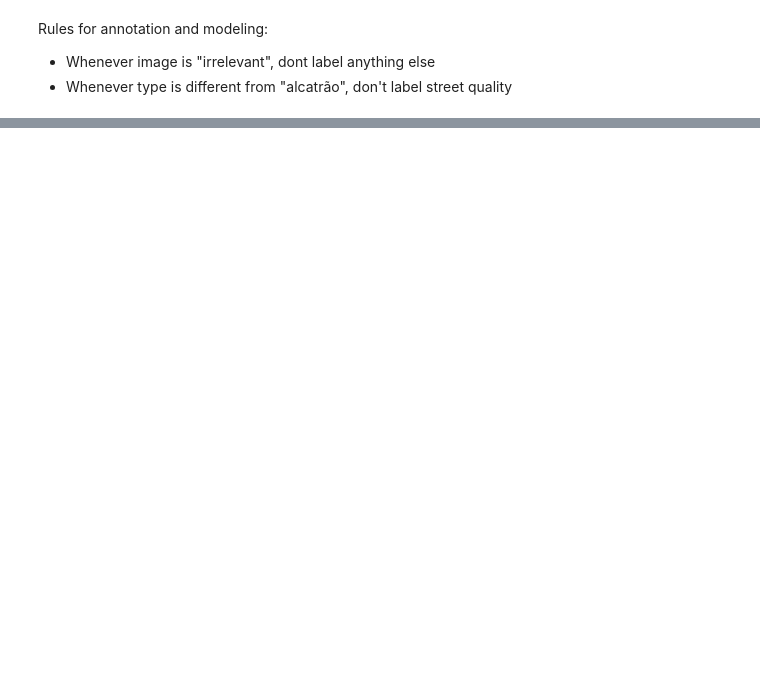
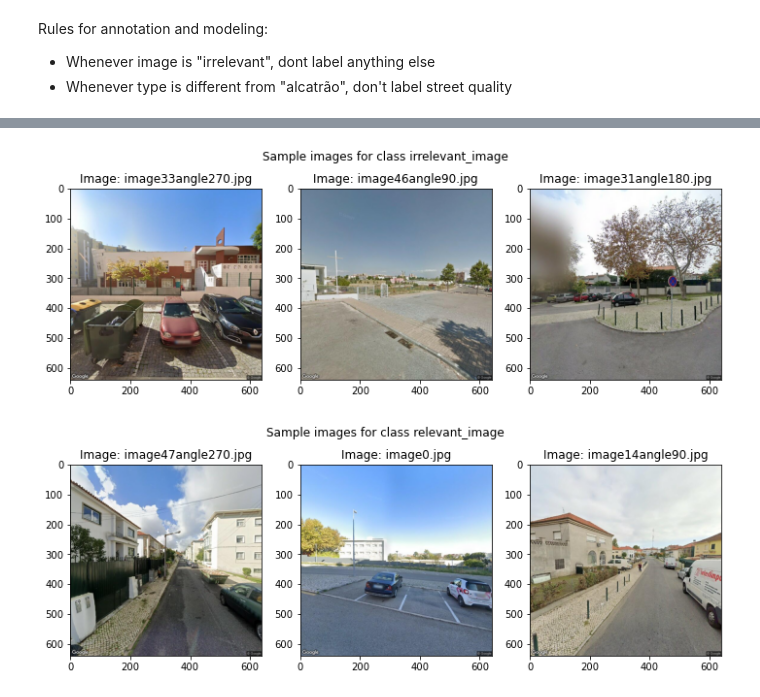
Before and after one commit to TiagoFilipeSousaGoncalves/wdl-tech-moguls, a Jupyter notebook: stage-3/Deliverable.ipynb, the cells around one changed output, grey strips where cells are left out. Drawn from its saved outputs; the diff is of its cells as text; code cells hidden in the pictures; blank space fills up the shorter version.

```diff
--- a/stage-3/Deliverable.ipynb
+++ b/stage-3/Deliverable.ipynb
@@ -46,0 +62,4 @@ annotations.head(3)
+# %%
+import re
+
+annotations['image_group'] = annotations.image_name.str.extract(r"(image\d{1,})")
@@ -46,0 +72,27 @@ annotations.head(3)
+# %%
+import matplotlib.pyplot as plt
+import os
+
+IMAGES_PATH = 'data/images/'
+CLASS_NAME = 'irrelevant_image'
+#fig1 = plt.imread(IMAGES_PATH + 'image26angle180.jpg')
+
+
+def make_plot(masked_df, CLASS_NAME):
+    images_name = list(masked_df.sample(3)['image_name'])
+    images = [plt.imread(IMAGES_PATH + x) for x in images_name]
+    # Show subplots | shape: (1,3)
+    fig, axs = plt.subplots(nrows=1, ncols=3, figsize=(12,4))
+    for i, ax in enumerate(axs.flatten()):
+        plt.sca(ax)
+        plt.imshow(images[i])
+        plt.title('Image: {}'.format(images_name[i]))
+
+    plt.suptitle(f'Sample images for class {CLASS_NAME}')
+    plt.show()
+
+make_plot(annotations[annotations['irrelevant_image'] == 1], 'irrelevant_image')
+make_plot(annotations[annotations['irrelevant_image'] == 0], 'relevant_image')
+# %% [output]
+[figure, added]
+[figure, added]
```
Also changed, not shown: parts of 6 cells of this notebook, 1 other file.
